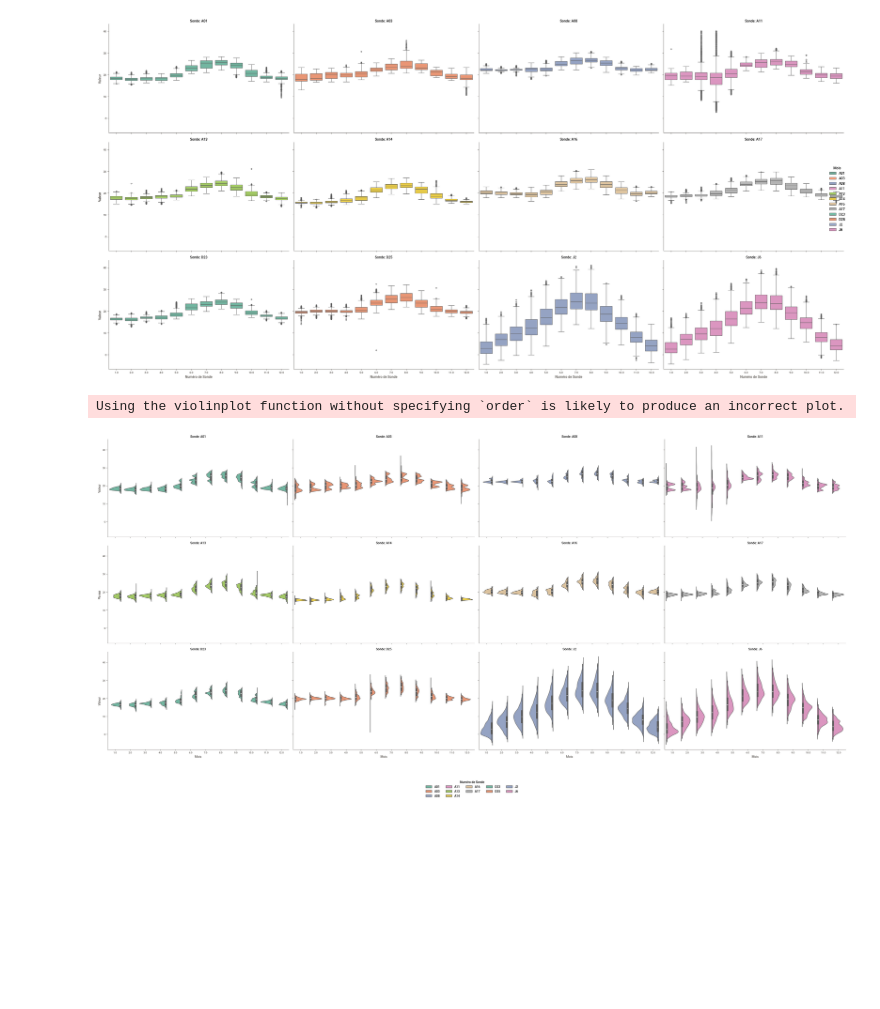
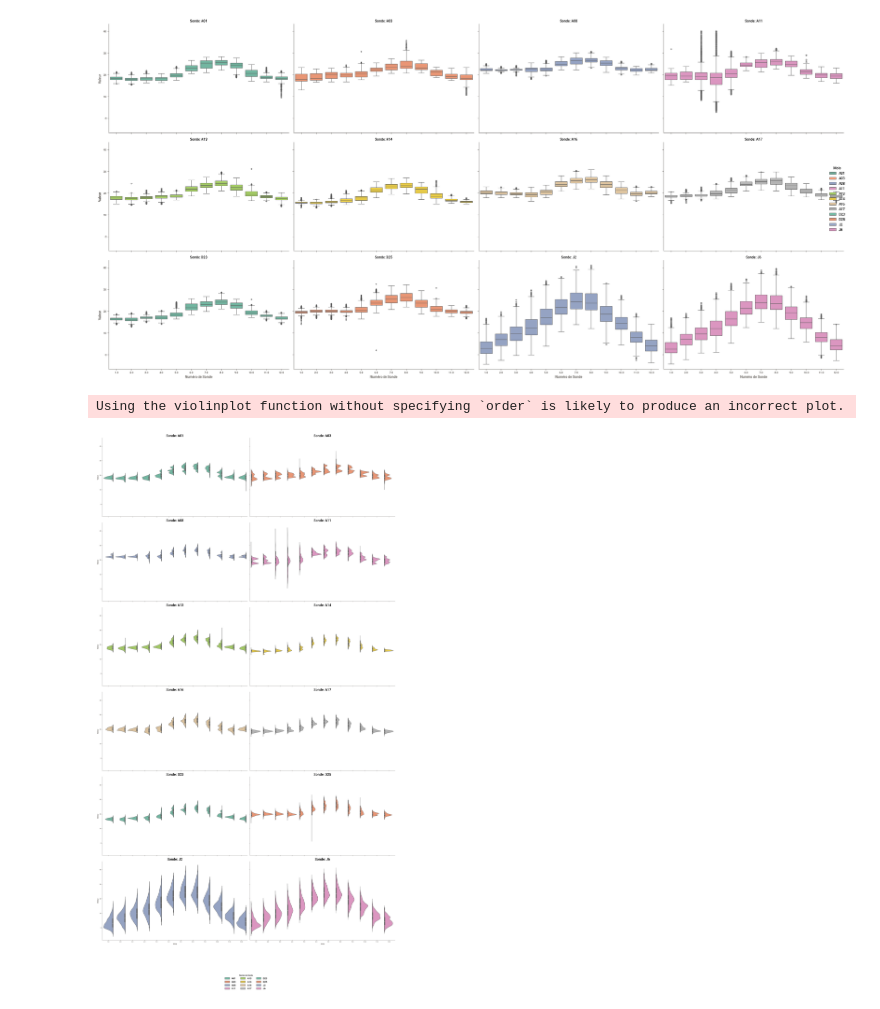
Before and after one commit to leabizbille/ProjetIOT, a Jupyter notebook: AIH.ipynb, the cells around one changed output. Drawn from its saved outputs; the diff is of its cells as text; code cells hidden in the pictures; blank space fills up the shorter version.

Commit message:
Graphs

```diff
--- a/AIH.ipynb
+++ b/AIH.ipynb
@@ -422,23 +422,26 @@ plt.show()
 Using the boxplot function without specifying `order` is likely to produce an incorrect plot.
 [figure]
 # %%
-
 # Créer une grille de facettes pour chaque sonde
-g = sns.FacetGrid(AIH, col='Numéro', col_wrap=4, height=5, aspect=1.5)
+g = sns.FacetGrid(AIH, col='Numéro', col_wrap=2, height=7, aspect=1.5)
 
 # Ajouter un violin plot à chaque facette en utilisant 'AIH' comme data
 g.map(sns.violinplot, 'Mois', 'Valeur', hue='Numéro', palette='Set2', data=AIH, split=True)
 
-# Ajouter les légendes, titres et ajuster
+# Ajouter les légendes et ajuster
 g.set_axis_labels('Mois', 'Valeur')
-g.set_titles('Sonde: {col_name}')
-
-# Modifier la légende, la placer en dessous
-g.add_legend(title='Numéro de Sonde', bbox_to_anchor=(0.5, -0.05), loc='upper center', ncol=5)
+g.set_titles('Sonde: {col_name}', size=20)
+g.add_legend(
+    title='Numéro de Sonde',
+    bbox_to_anchor=(0.5, -0.05),
+    loc='upper center',
+    ncol=3,
+    prop={'size': 20}  # Taille de la légende
+)
 
 # Afficher le graphique
 plt.tight_layout()  # Pour ajuster l'espacement des sous-graphiques
 plt.show()
 # %% [output]
 Using the violinplot function without specifying `order` is likely to produce an incorrect plot.
-[figure, old version]
+[figure, new version]
```
Also changed, not shown: parts of 4 cells of this notebook.
